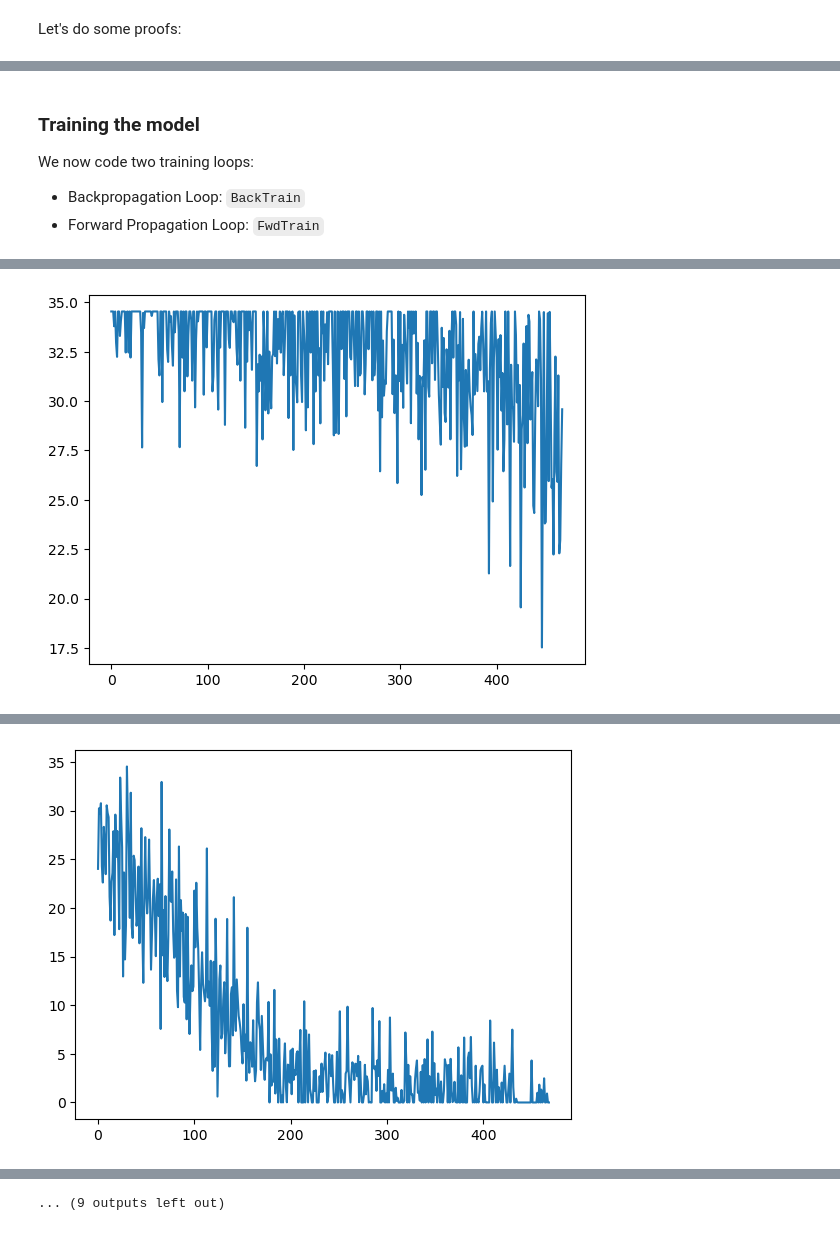
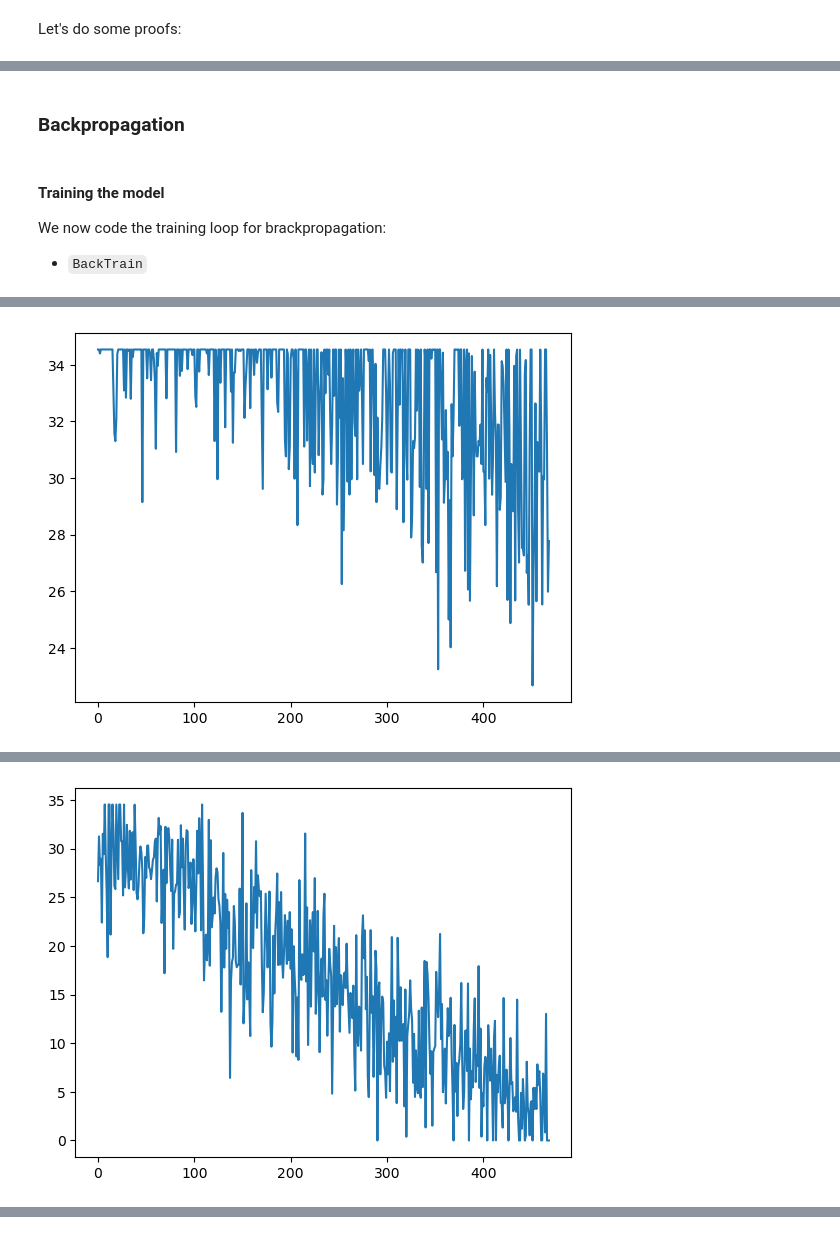
Before and after one commit to Naxetee/NN_FinalProject, a Jupyter notebook: NN_FinalProject.ipynb, the cells around one changed output, grey strips where cells are left out. Drawn from its saved outputs; the diff is of its cells as text; code cells hidden in the pictures.

Commit message:
Backpropagation is OK

```diff
--- a/NN_FinalProject.ipynb
+++ b/NN_FinalProject.ipynb
@@ -266,6 +325,6 @@ And now we define some other necessary functions:
 # %%
 # A function to compute losses
-def cross_entropy(targets, predictions):
+def cross_entropy(predictions, targets):
   return torch.abs(torch.gather(predictions + 1e-15 ,0,targets.reshape(-1,1)).log().mean())
 # %% [markdown]
 Let's do some proofs:
@@ -312,25 +372,24 @@ Grad: torch.Size([10])  =>  tensor([-7.0394e-02,  7.0365e-02,  1.6250e-23,  2.93
        device='cuda:0')
+# %% [markdown]
+### Backpropagation
 # %% [markdown]
-### Training the model
+#### Training the model
 
-We now code two training loops:
+We now code the training loop for brackpropagation:
 
-- Backpropagation Loop: `BackTrain`
-- Forward Propagation Loop: `FwdTrain`
+- `BackTrain`
 # %%
-import time
-
 def BackEpoch(model, data_loader, loss_fn, learning_rate, device) -> None:
-
     # Initialize some auxiliar variables
-    t0 = time.perf_counter()
-    it = 0
     losses = []
 
-    for inputs, targets in data_loader:
+    # Start time of the Epoch
+    t0 = time.perf_counter()
 
-        inputs = inputs.to(device).requires_grad_(True)
-        targets = targets.to(device)
+    for it, batch in enumerate(data_loader):
+
+        inputs = batch[0].to(device).requires_grad_(True)
+        targets = batch[1].to(device)
 
         # Start time of iteration
         t2 = time.perf_counter()
@@ -338,8 +397,8 @@ def BackEpoch(model, data_loader, loss_fn, learning_rate, device) -> None:
         # We predict the inputs
         predictions = model(inputs)
 
-        # Calculate Loss and Accuracy
-        loss = loss_fn(targets, predictions)
+        # Calculate Loss
+        loss = loss_fn(predictions, targets)
         losses.append(loss.item())
 
         # BackPropagate Loss and Update Weights
@@ -359,28 +418,30 @@ def BackEpoch(model, data_loader, loss_fn, learning_rate, device) -> None:
             w3 -= learning_rate * grads[4]
             b3 -= learning_rate * grads[5]
 
+        # End time of iteration
         t3 = time.perf_counter()
 
+        # We sometimes print some information to follow the learning of the network as a process
         if it % 100 == 0:
             print(f"Iteration {it:4d}, Loss: {loss:.4f}, It. Time: {t3 - t2:.4f} s")
 
-        it += 1
 
         # We reasign the new values to the parameters of the model:
-        mnn.register_parameter("w1",w1)
-        mnn.register_parameter("b1",b1)
+        model.register_parameter("w1",w1)
+        model.register_parameter("b1",b1)
 
-        mnn.register_parameter("w2",w2)
-        mnn.register_parameter("b2",b2)
+        model.register_parameter("w2",w2)
+        model.register_parameter("b2",b2)
 
-        mnn.register_parameter("w3",w3)
-        mnn.register_parameter("b3",b3)
+        model.register_parameter("w3",w3)
+        model.register_parameter("b3",b3)
 
+    # End time of the Epoch
     t1 = time.perf_counter()
 
+    # Let's plot the losses and the Epoch Results
     plt.plot(losses)
     plt.show()
-
     print("\nEPOCH RESULTS")
     print(f"Loss: {sum(losses)/len(losses):.4f}")
     print(f"Time: {t1-t0:.4f} s")
@@ -406,16 +467,17 @@ def BackTrain(model, data_loader, loss_fn, learning_rate, device, epochs) -> Non
     print("=== === === === === === === === === === === ===")
 # %%
 LR = 1e-4
-EPOCHS = 10
+EPOCHS = 5
 DEVICE = torch.device(
     f"cuda:0" if torch.cuda.is_available()
     else "cpu"
 )
 
-NeuralNetwork = MultiLayer().to(DEVICE)
+params_back = parameters.copy()
+Back_NeuralNetwork = MultiLayer(params_back).to(DEVICE)
 
 BackTrain(
-    model=NeuralNetwork,
+    model=Back_NeuralNetwork,
     data_loader=train_data_loader,
     loss_fn=cross_entropy,
     learning_rate=LR,
@@ -434,2 +496,2 @@ Iteration  400, Loss: 32.2003, It. Time: 0.0022 s
-[figure, old version]
+[figure, new version]
 EPOCH RESULTS
@@ -445,2 +507,2 @@ Iteration  400, Loss: 0.0001, It. Time: 0.0038 s
-[figure, old version]
+[figure, new version]
 EPOCH RESULTS
@@ -490,3 +547,2 @@ Iteration  400, Loss: 0.0000, It. Time: 0.0037 s
-... (9 outputs left out)
 # %% [markdown]
 We can see that in each epoch the loss decreases, just how we wanted.
```
Also changed, not shown: parts of 35 cells of this notebook, 1 other file.
